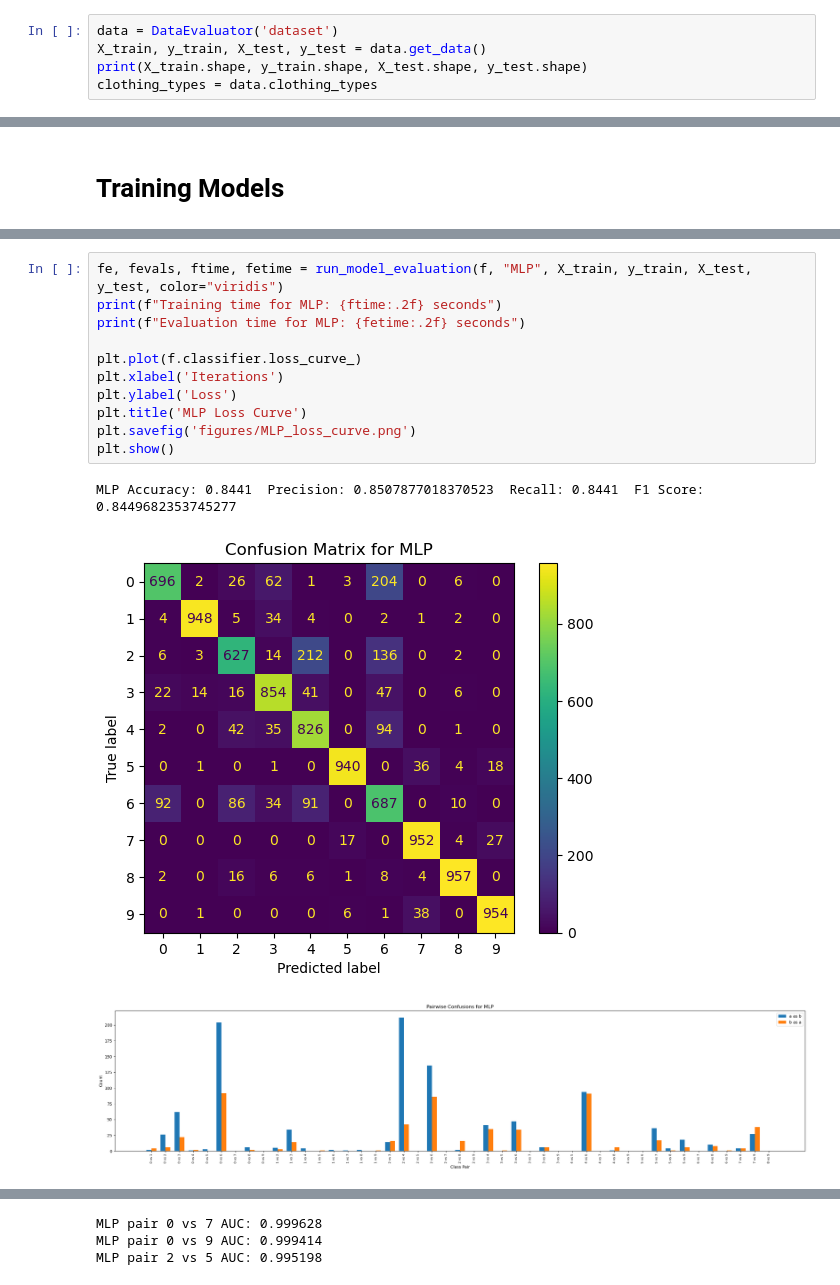
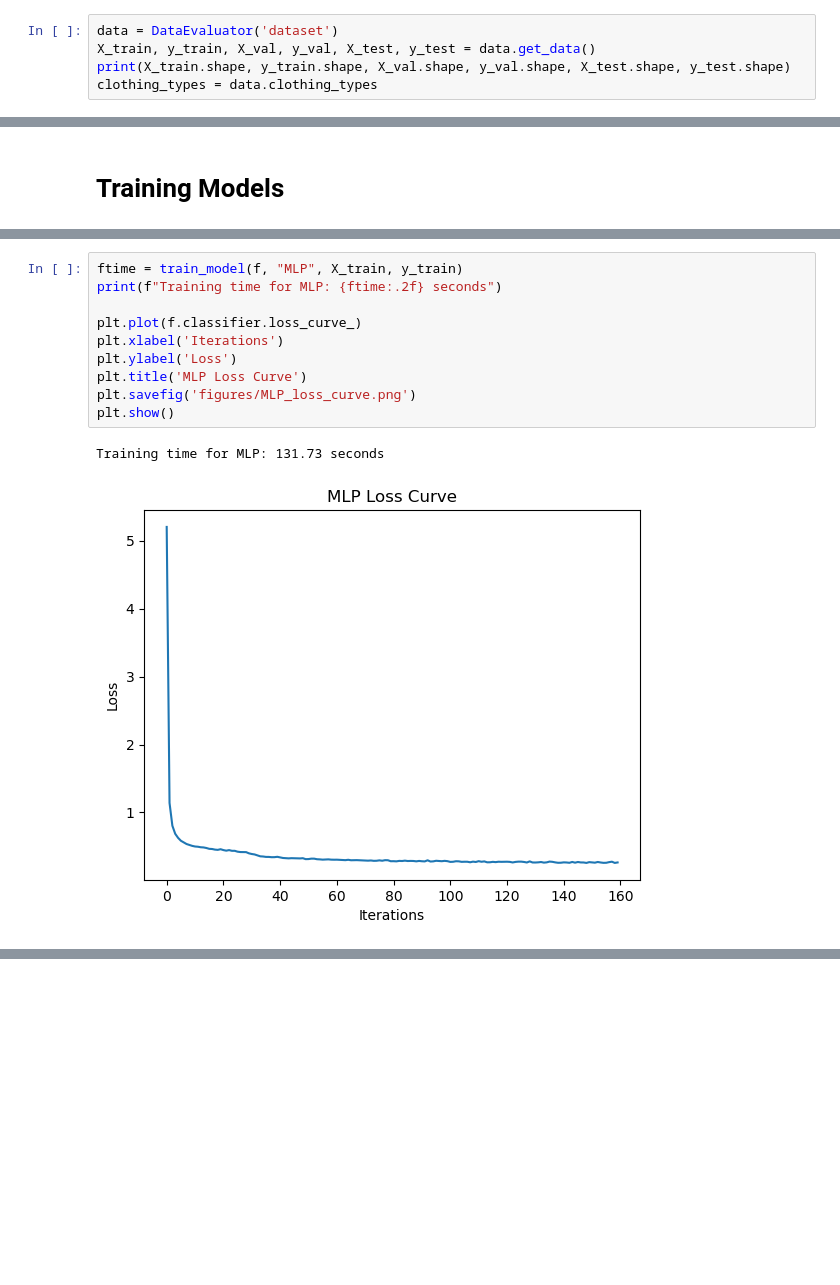
Before and after one commit to ShuWald/fahsion, a Jupyter notebook: main.ipynb, the cells around one changed output, grey strips where cells are left out. Saved outputs shown, nothing was run; the diff lists cells and outputs as text; blank space fills up the shorter version.

```diff
--- a/main.ipynb
+++ b/main.ipynb
@@ -10,7 +10,7 @@ from models.mlp import MLP
 from models.logistic import LogReg
 # %%
 data = DataEvaluator('dataset')
-X_train, y_train, X_test, y_test = data.get_data()
-print(X_train.shape, y_train.shape, X_test.shape, y_test.shape)
+X_train, y_train, X_val, y_val, X_test, y_test = data.get_data()
+print(X_train.shape, y_train.shape, X_val.shape, y_val.shape, X_test.shape, y_test.shape)
 clothing_types = data.clothing_types
 # %% [output]
@@ -119,15 +51,13 @@ Evaluation time for kNN: 44.36 seconds
 # %%
-fe, fevals, ftime, fetime = run_model_evaluation(f, "MLP", X_train, y_train, X_test, y_test, color="viridis")
+ftime = train_model(f, "MLP", X_train, y_train)
 print(f"Training time for MLP: {ftime:.2f} seconds")
-print(f"Evaluation time for MLP: {fetime:.2f} seconds")
 
 plt.plot(f.classifier.loss_curve_)
 plt.xlabel('Iterations')
 plt.ylabel('Loss')
 plt.title('MLP Loss Curve')
 plt.savefig('figures/MLP_loss_curve.png')
 plt.show()
 # %% [output]
-MLP Accuracy: 0.8441  Precision: 0.8507877018370523  Recall: 0.8441  F1 Score: 0.8449682353745277
+Training time for MLP: 131.73 seconds
-[figure, old version]
+[figure, new version]
-[figure, removed]
@@ -145,3 +63,0 @@ MLP class 9 AUC: 0.9978122222222222
-MLP pair 0 vs 7 AUC: 0.999628
-MLP pair 0 vs 9 AUC: 0.999414
-MLP pair 2 vs 5 AUC: 0.995198
```
Also changed, not shown: parts of 22 cells of this notebook, 27 other files.
